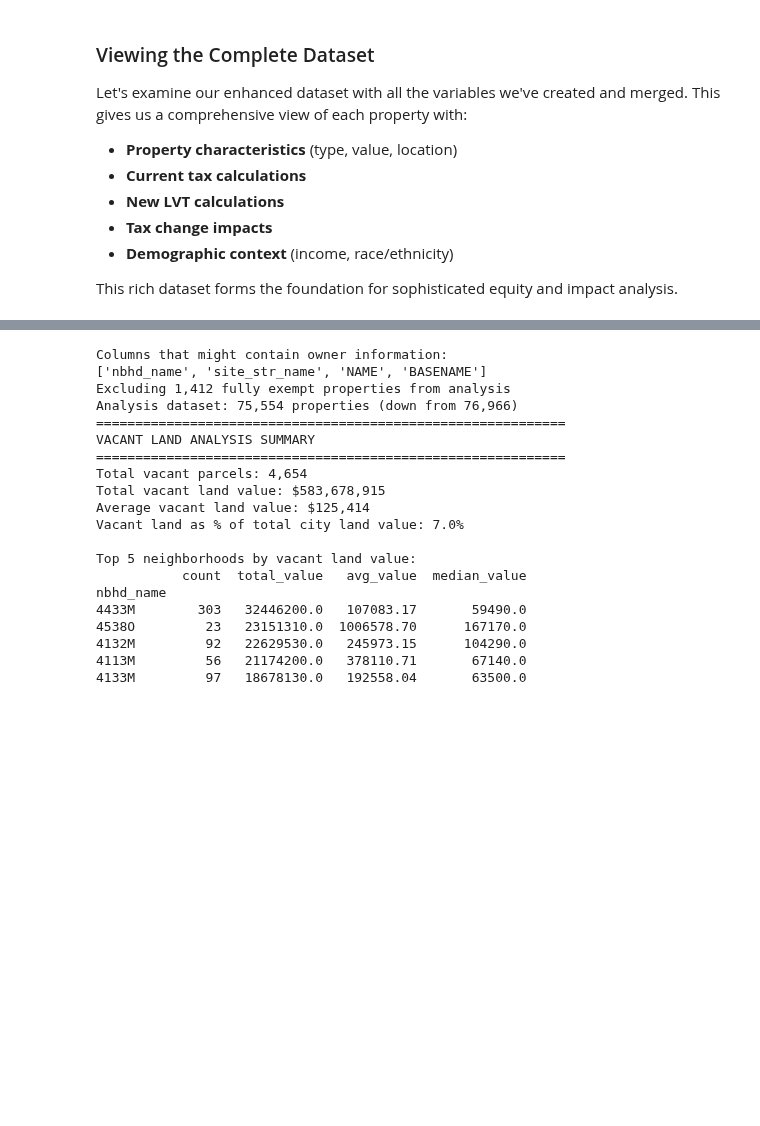
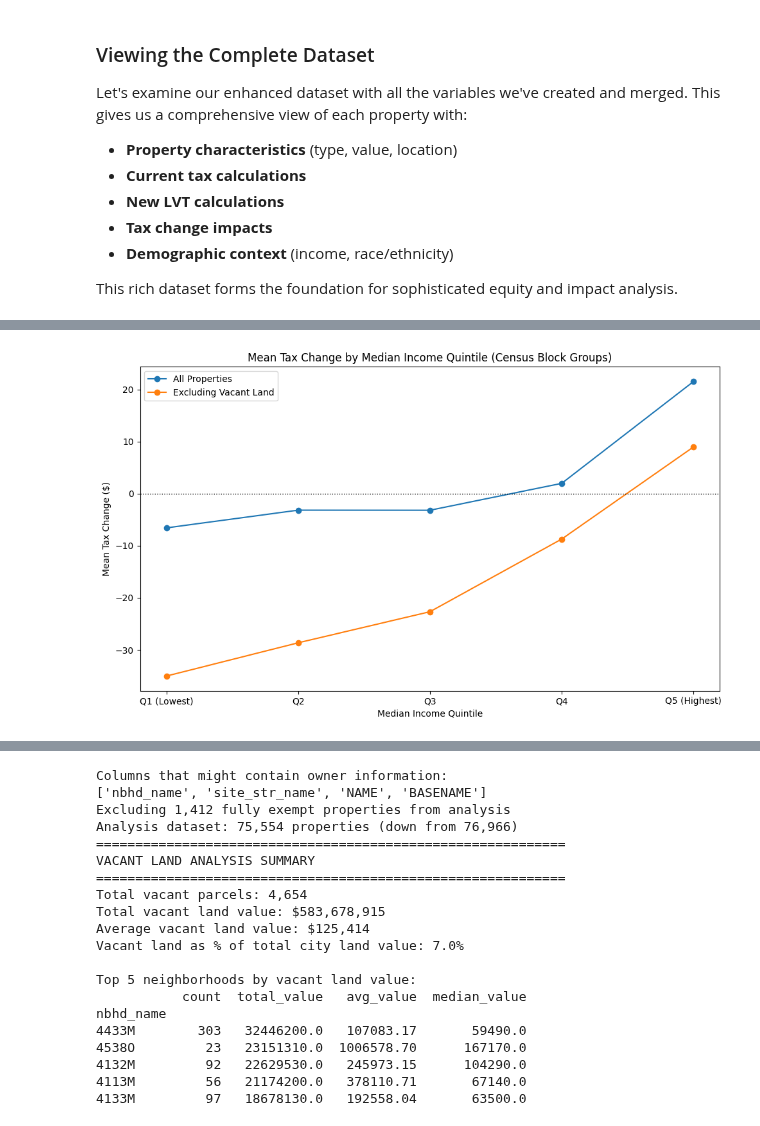
Before and after one commit to gregmiller00/LVTShift, a Jupyter notebook: examples/spokane.ipynb, the cells around one changed output, grey strips where cells are left out. Drawn from its saved outputs; the diff is of its cells as text; code cells hidden in the pictures; blank space fills up the shorter version.

```diff
--- a/examples/spokane.ipynb
+++ b/examples/spokane.ipynb
@@ -583,0 +504,4 @@ Removed 17 rows (0.01%) where levy_rate_25 is NA.
+# %%
+# Remove levy_name = "Totals:" from all_levies_df
+all_levies_df = all_levies_df[all_levies_df['levy_name'] != "Totals:"]
+print(f"Removed 'Totals:' entries. Remaining records: {len(all_levies_df):,}")
@@ -590,2 +883,0 @@ dfytf = df.copy()
-# %%
-df =dfytf.copy()
@@ -592,9 +893,9 @@ df =dfytf.copy()
 # %%
-# Print the percent of rows in df where spokane_general_millage is NA
-num_na = df['spokane_general_millage'].isna().sum()
+# Print the percent of rows in df where total_spokane_boundaries_millage is NA
+num_na = df['total_spokane_boundaries_millage'].isna().sum()
 total = len(df)
 percent_na = (num_na / total) * 100 if total > 0 else 0
-print(f"Percent of rows with spokane_general_millage NA: {percent_na:.2f}% ({num_na} of {total})")
+print(f"Percent of rows with total_spokane_boundaries_millage NA: {percent_na:.2f}% ({num_na} of {total})")
 num_exmp_ge_assessed = (df['exmp_amt'] >= df['assessed_amt']).sum()
 percent_exmp_ge_assessed = (num_exmp_ge_assessed / len(df)) * 100 if len(df) > 0 else 0
 print(f"Percent of rows with exmp_amt >= assessed_amt: {percent_exmp_ge_assessed:.2f}% ({num_exmp_ge_assessed} of {len(df)})")
@@ -610,9 +911,9 @@ df['exmp_amt'] = df['exmp_amt'].fillna(0)
 
 # Restrict to rows with non-NA spokane_general_millage and assessed_amt > exmp_amt, print percent removed
 num_rows_before = len(df)
-df = df[(df['spokane_general_millage'].notna())]
+df = df[(df['total_spokane_boundaries_millage'].notna()) & (df['total_spokane_boundaries_millage'] != 0)]
 df = df[df['assessed_amt'] > df['exmp_amt']]
 num_rows_after = len(df)
 percent_removed = ((num_rows_before - num_rows_after) / num_rows_before) * 100 if num_rows_before > 0 else 0
-print(f"Removed {num_rows_before - num_rows_after} rows ({percent_removed:.2f}%) where spokane_general_millage was NA or assessed_amt <= exmp_amt.")
+print(f"Removed {num_rows_before - num_rows_after} rows ({percent_removed:.2f}%) where total_spokane_boundaries_millage was NA or 0, or assessed_amt <= exmp_amt.")
 # %% [output]
@@ -1219,0 +1879,70 @@ Tax impact by minority percentage quintile (excluding vacant land):
+# %%
+# Plot 1: Median Income Quintiles vs. Mean Tax Change Percent (Census Block Groups)
+
+plt.figure(figsize=(10, 6))
+plt.plot(
+    income_quintile_summary['median_income_quintile'],
+    income_quintile_summary['mean_tax_change'],
+    marker='o',
+    label='All Properties'
+)
+plt.plot(
+    non_vacant_income_quintile_summary['median_income_quintile'],
+    non_vacant_income_quintile_summary['mean_tax_change'],
+    marker='o',
+    label='Excluding Vacant Land'
+)
+plt.xlabel('Median Income Quintile')
+plt.ylabel('Mean Tax Change ($)')
+plt.title('Mean Tax Change by Median Income Quintile (Census Block Groups)')
+plt.legend()
+# Remove grid
+# Ensure x-axis at y=0 if negative values present
+ymin = min(
+    income_quintile_summary['mean_tax_change'].min(),
+    non_vacant_income_quintile_summary['mean_tax_change'].min()
+)
+ymax = max(
+    income_quintile_summary['mean_tax_change'].max(),
+    non_vacant_income_quintile_summary['mean_tax_change'].max()
+)
+if ymin < 0 < ymax:
+    plt.axhline(0, color='black', linewidth=1, linestyle='dotted')
+plt.tight_layout()
+plt.show()
+
+# Plot 2: Minority Percentage Quintiles vs. Mean Tax Change Percent (Census Block Groups)
+
+plt.figure(figsize=(10, 6))
+plt.plot(
+    minority_quintile_summary['minority_pct_quintile'],
+    minority_quintile_summary['mean_tax_change'],
+    marker='o',
+    label='All Properties'
+)
+plt.plot(
+    non_vacant_minority_quintile_summary['minority_pct_quintile'],
+    non_vacant_minority_quintile_summary['mean_tax_change'],
+    marker='o',
+    label='Excluding Vacant Land'
+)
+plt.xlabel('Minority Percentage Quintile')
+plt.ylabel('Mean Tax Change ($)')
+plt.title('Mean Tax Change by Minority Percentage Quintile (Census Block Groups)')
+plt.legend()
+# Remove grid
+# Ensure x-axis at y=0 if negative values present
+ymin2 = min(
+    minority_quintile_summary['mean_tax_change'].min(),
+    non_vacant_minority_quintile_summary['mean_tax_change'].min()
+)
+ymax2 = max(
+    minority_quintile_summary['mean_tax_change'].max(),
+    non_vacant_minority_quintile_summary['mean_tax_change'].max()
+)
+if ymin2 < 0 < ymax2:
+    plt.axhline(0, color='black', linewidth=1, linestyle='dotted')
+plt.tight_layout()
+plt.show()
+# %% [output]
+[figure, added]
```
Also changed, not shown: parts of 37 cells of this notebook, 3 other files.
